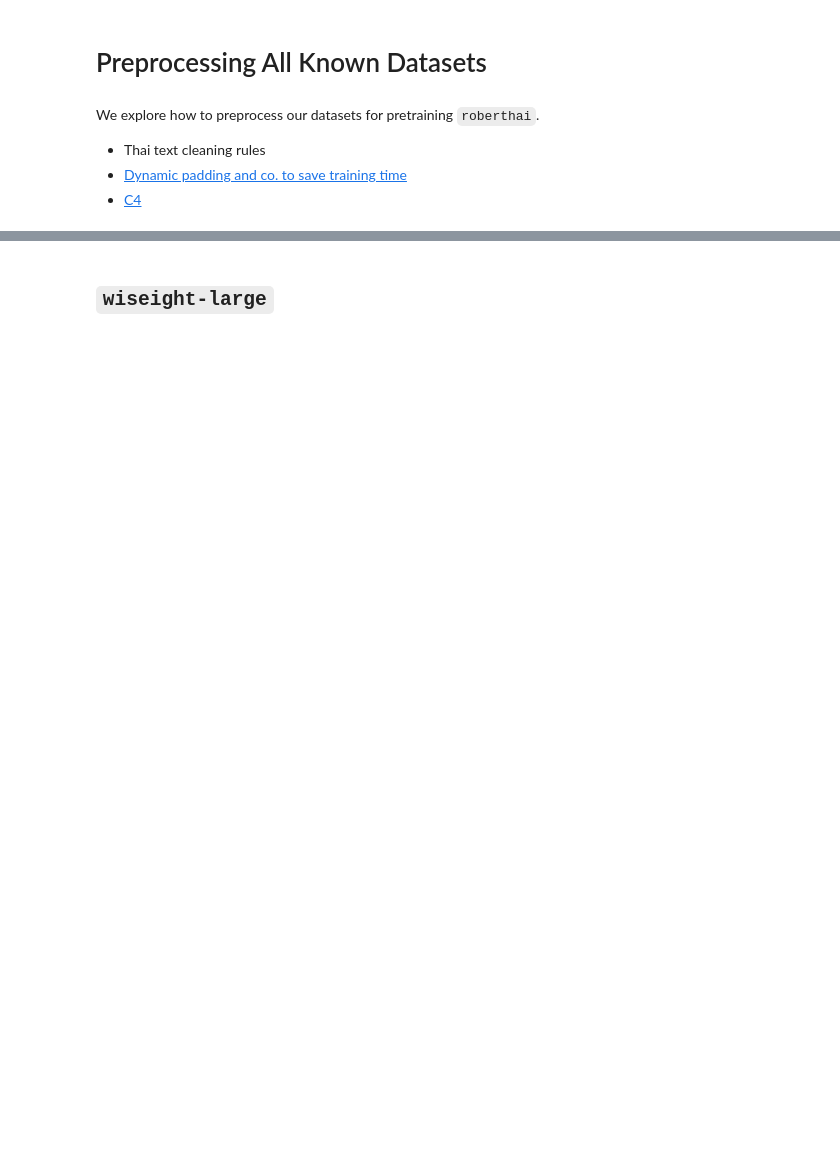
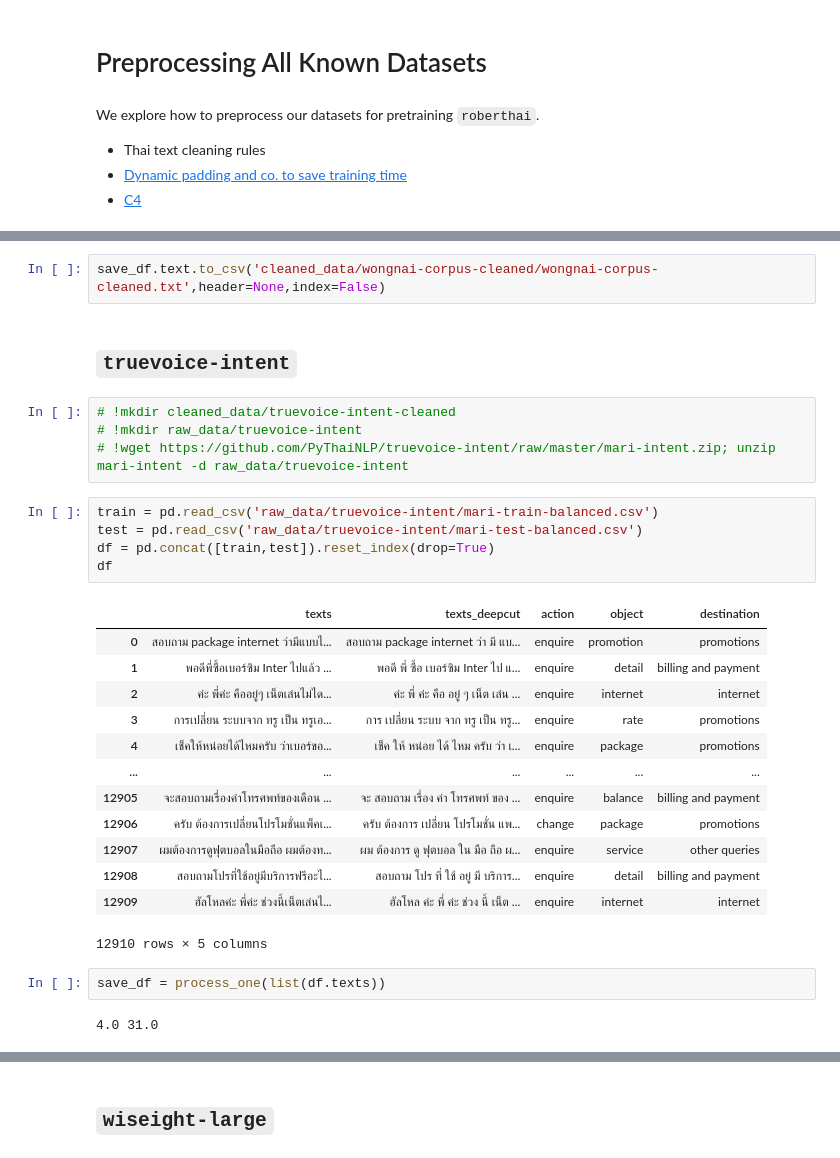
Before and after one commit to vistec-AI/thai2transformers, a Jupyter notebook: preprocess_datasets.ipynb, the cells around one changed output, grey strips where cells are left out. Cells and saved outputs as stored; diff of their text form; blank space fills up the shorter version.

```diff
--- a/preprocess_datasets.ipynb
+++ b/preprocess_datasets.ipynb
@@ -21,0 +203,31 @@ nb_cores
+# %%
+save_df.text.to_csv('cleaned_data/wongnai-corpus-cleaned/wongnai-corpus-cleaned.txt',header=None,index=False)
+# %% [markdown]
+## `truevoice-intent`
+# %%
+# !mkdir cleaned_data/truevoice-intent-cleaned
+# !mkdir raw_data/truevoice-intent
+# !wget https://github.com/PyThaiNLP/truevoice-intent/raw/master/mari-intent.zip; unzip mari-intent -d raw_data/truevoice-intent
+# %%
+train = pd.read_csv('raw_data/truevoice-intent/mari-train-balanced.csv')
+test = pd.read_csv('raw_data/truevoice-intent/mari-test-balanced.csv')
+df = pd.concat([train,test]).reset_index(drop=True)
+df
+# %% [output]
+|  | texts | texts_deepcut | action | object | destination |
+| 0 | สอบถาม package internet ว่ามีแบบไ... | สอบถาม package internet ว่า มี แบ... | enquire | promotion | promotions |
+| 1 | พอดีพี่ซื้อเบอร์ซิม Inter ไปแล้ว ... | พอดี พี่ ซื้อ เบอร์ซิม Inter ไป แ... | enquire | detail | billing and payment |
+| 2 | ค่ะ พี่ค่ะ คืออยู่ๆ เน็ตเล่นไม่ได... | ค่ะ พี่ ค่ะ คือ อยู่ ๆ เน็ต เล่น ... | enquire | internet | internet |
+| 3 | การเปลี่ยน ระบบจาก ทรู เป็น ทรูเอ... | การ เปลี่ยน ระบบ จาก ทรู เป็น ทรู... | enquire | rate | promotions |
+| 4 | เช็คให้หน่อยได้ไหมครับ ว่าเบอร์ขอ... | เช็ค ให้ หน่อย ได้ ไหม ครับ ว่า เ... | enquire | package | promotions |
+| ... | ... | ... | ... | ... | ... |
+| 12905 | จะสอบถามเรื่องค่าโทรศพท์ของเดือน ... | จะ สอบถาม เรื่อง ค่า โทรศพท์ ของ ... | enquire | balance | billing and payment |
+| 12906 | ครับ ต้องการเปลี่ยนโปรโมชั่นแพ็คเ... | ครับ ต้องการ เปลี่ยน โปรโมชั่น แพ... | change | package | promotions |
+| 12907 | ผมต้องการดูฟุตบอลในมือถือ ผมต้องท... | ผม ต้องการ ดู ฟุตบอล ใน มือ ถือ ผ... | enquire | service | other queries |
+| 12908 | สอบถามโปรที่ใช้อยู่มีบริการฟรีอะไ... | สอบถาม โปร ที่ ใช้ อยู่ มี บริการ... | enquire | detail | billing and payment |
+| 12909 | ฮัลโหลค่ะ พี่ค่ะ ช่วงนี้เน็ตเล่นไ... | ฮัลโหล ค่ะ พี่ ค่ะ ช่วง นี้ เน็ต ... | enquire | internet | internet |
+12910 rows × 5 columns
+# %%
+save_df = process_one(list(df.texts))
+# %% [output]
+4.0 31.0
```
Also changed, not shown: parts of 60 cells of this notebook, 3 other files.
